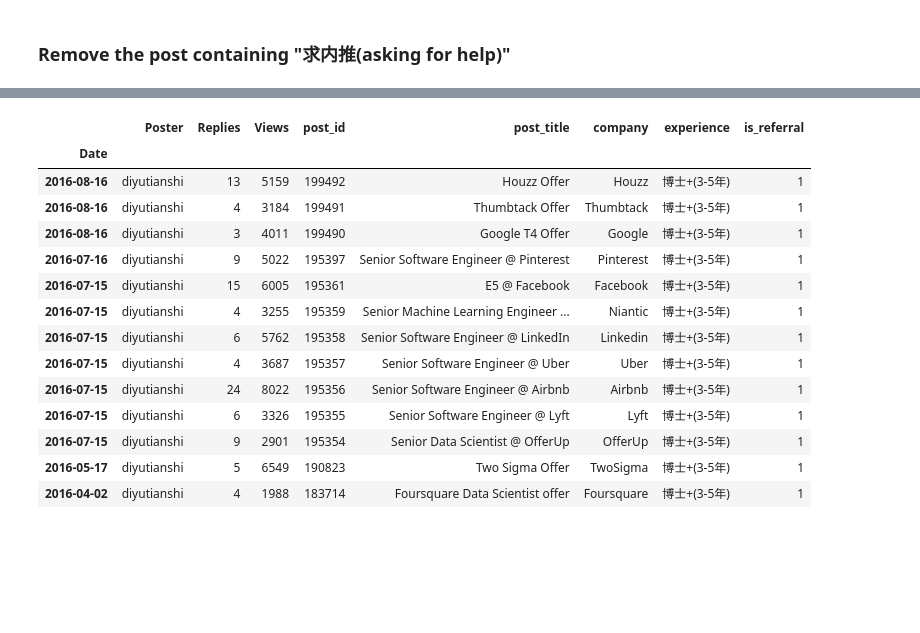
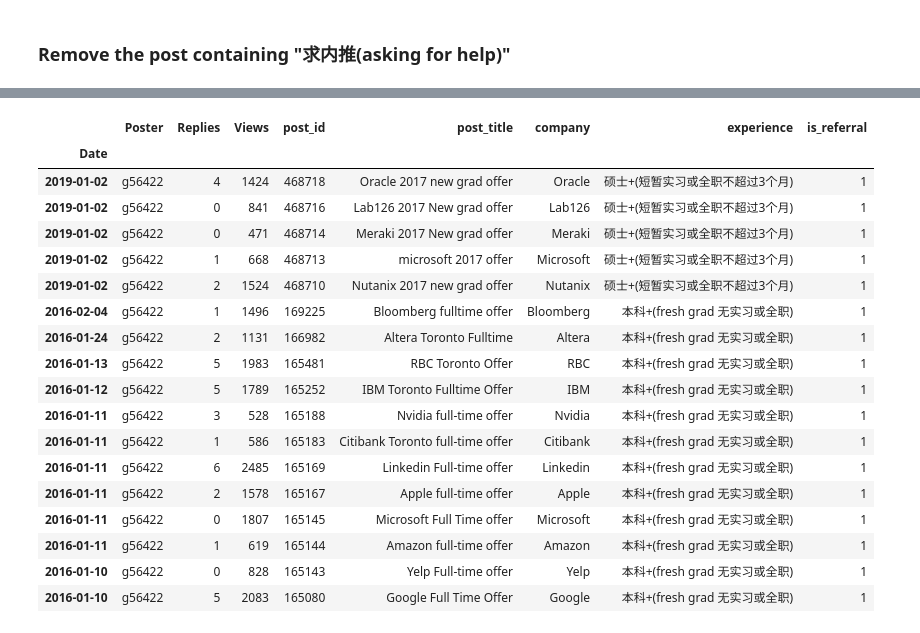
Before and after one commit to zhensongren/1p3a-scraper, a Jupyter notebook: 1p3a_offers_US_analysis.ipynb, the cells around one changed output, grey strips where cells are left out. Saved outputs shown, nothing was run; the diff lists cells and outputs as text; code cells hidden in the pictures; blank space fills up the shorter version.

Commit message:
updated read me, scraped data until 11/14/2020, clean up the notebooks for better readability.

```diff
--- a/1p3a_offers_US_analysis.ipynb
+++ b/1p3a_offers_US_analysis.ipynb
@@ -174,20 +166,24 @@ poster_info.sort_values(by=['Views_count', 'Views_mean'], ascending=False).head(
 | ted7726 | 8 | 25081 | 3135.125000 | 1514 | 8627 | 8.125000 | 2 | 31 |
 | tsaijn | 8 | 24279 | 3034.875000 | 1115 | 6509 | 8.250000 | 1 | 19 |
 # %%
-df[df.Poster=='diyutianshi']
+df[df.Poster=='g56422']
 # %% [output]
 |  | Poster | Replies | Views | post_id | post_title | company | experience | is_referral |
 | Date |  |  |  |  |  |  |  |  |
-| 2016-08-16 | diyutianshi | 13 | 5159 | 199492 | Houzz Offer | Houzz | 博士+(3-5年) | 1 |
-| 2016-08-16 | diyutianshi | 4 | 3184 | 199491 | Thumbtack Offer | Thumbtack | 博士+(3-5年) | 1 |
-| 2016-08-16 | diyutianshi | 3 | 4011 | 199490 | Google T4 Offer | Google | 博士+(3-5年) | 1 |
-| 2016-07-16 | diyutianshi | 9 | 5022 | 195397 | Senior Software Engineer @ Pinterest | Pinterest | 博士+(3-5年) | 1 |
-| 2016-07-15 | diyutianshi | 15 | 6005 | 195361 | E5 @ Facebook | Facebook | 博士+(3-5年) | 1 |
-| 2016-07-15 | diyutianshi | 4 | 3255 | 195359 | Senior Machine Learning Engineer ... | Niantic | 博士+(3-5年) | 1 |
-| 2016-07-15 | diyutianshi | 6 | 5762 | 195358 | Senior Software Engineer @ LinkedIn | Linkedin | 博士+(3-5年) | 1 |
-| 2016-07-15 | diyutianshi | 4 | 3687 | 195357 | Senior Software Engineer @ Uber | Uber | 博士+(3-5年) | 1 |
-| 2016-07-15 | diyutianshi | 24 | 8022 | 195356 | Senior Software Engineer @ Airbnb | Airbnb | 博士+(3-5年) | 1 |
-| 2016-07-15 | diyutianshi | 6 | 3326 | 195355 | Senior Software Engineer @ Lyft | Lyft | 博士+(3-5年) | 1 |
-| 2016-07-15 | diyutianshi | 9 | 2901 | 195354 | Senior Data Scientist @ OfferUp | OfferUp | 博士+(3-5年) | 1 |
-| 2016-05-17 | diyutianshi | 5 | 6549 | 190823 | Two Sigma Offer | TwoSigma | 博士+(3-5年) | 1 |
-| 2016-04-02 | diyutianshi | 4 | 1988 | 183714 | Foursquare Data Scientist offer | Foursquare | 博士+(3-5年) | 1 |
+| 2019-01-02 | g56422 | 4 | 1424 | 468718 | Oracle 2017 new grad offer | Oracle | 硕士+(短暂实习或全职不超过3个月) | 1 |
+| 2019-01-02 | g56422 | 0 | 841 | 468716 | Lab126 2017 New grad offer | Lab126 | 硕士+(短暂实习或全职不超过3个月) | 1 |
+| 2019-01-02 | g56422 | 0 | 471 | 468714 | Meraki 2017 New grad offer | Meraki | 硕士+(短暂实习或全职不超过3个月) | 1 |
+| 2019-01-02 | g56422 | 1 | 668 | 468713 | microsoft 2017 offer | Microsoft | 硕士+(短暂实习或全职不超过3个月) | 1 |
+| 2019-01-02 | g56422 | 2 | 1524 | 468710 | Nutanix 2017 new grad offer | Nutanix | 硕士+(短暂实习或全职不超过3个月) | 1 |
+| 2016-02-04 | g56422 | 1 | 1496 | 169225 | Bloomberg fulltime offer | Bloomberg | 本科+(fresh grad 无实习或全职) | 1 |
+| 2016-01-24 | g56422 | 2 | 1131 | 166982 | Altera Toronto Fulltime | Altera | 本科+(fresh grad 无实习或全职) | 1 |
+| 2016-01-13 | g56422 | 5 | 1983 | 165481 | RBC Toronto Offer | RBC | 本科+(fresh grad 无实习或全职) | 1 |
+| 2016-01-12 | g56422 | 5 | 1789 | 165252 | IBM Toronto Fulltime Offer | IBM | 本科+(fresh grad 无实习或全职) | 1 |
+| 2016-01-11 | g56422 | 3 | 528 | 165188 | Nvidia full-time offer | Nvidia | 本科+(fresh grad 无实习或全职) | 1 |
+| 2016-01-11 | g56422 | 1 | 586 | 165183 | Citibank Toronto full-time offer | Citibank | 本科+(fresh grad 无实习或全职) | 1 |
+| 2016-01-11 | g56422 | 6 | 2485 | 165169 | Linkedin Full-time offer | Linkedin | 本科+(fresh grad 无实习或全职) | 1 |
+| 2016-01-11 | g56422 | 2 | 1578 | 165167 | Apple full-time offer | Apple | 本科+(fresh grad 无实习或全职) | 1 |
+| 2016-01-11 | g56422 | 0 | 1807 | 165145 | Microsoft Full Time offer | Microsoft | 本科+(fresh grad 无实习或全职) | 1 |
+| 2016-01-11 | g56422 | 1 | 619 | 165144 | Amazon full-time offer | Amazon | 本科+(fresh grad 无实习或全职) | 1 |
+| 2016-01-10 | g56422 | 0 | 828 | 165143 | Yelp Full-time offer | Yelp | 本科+(fresh grad 无实习或全职) | 1 |
+| 2016-01-10 | g56422 | 5 | 2083 | 165080 | Google Full Time Offer | Google | 本科+(fresh grad 无实习或全职) | 1 |
```
Also changed, not shown: parts of 23 cells of this notebook, 6 other files.
